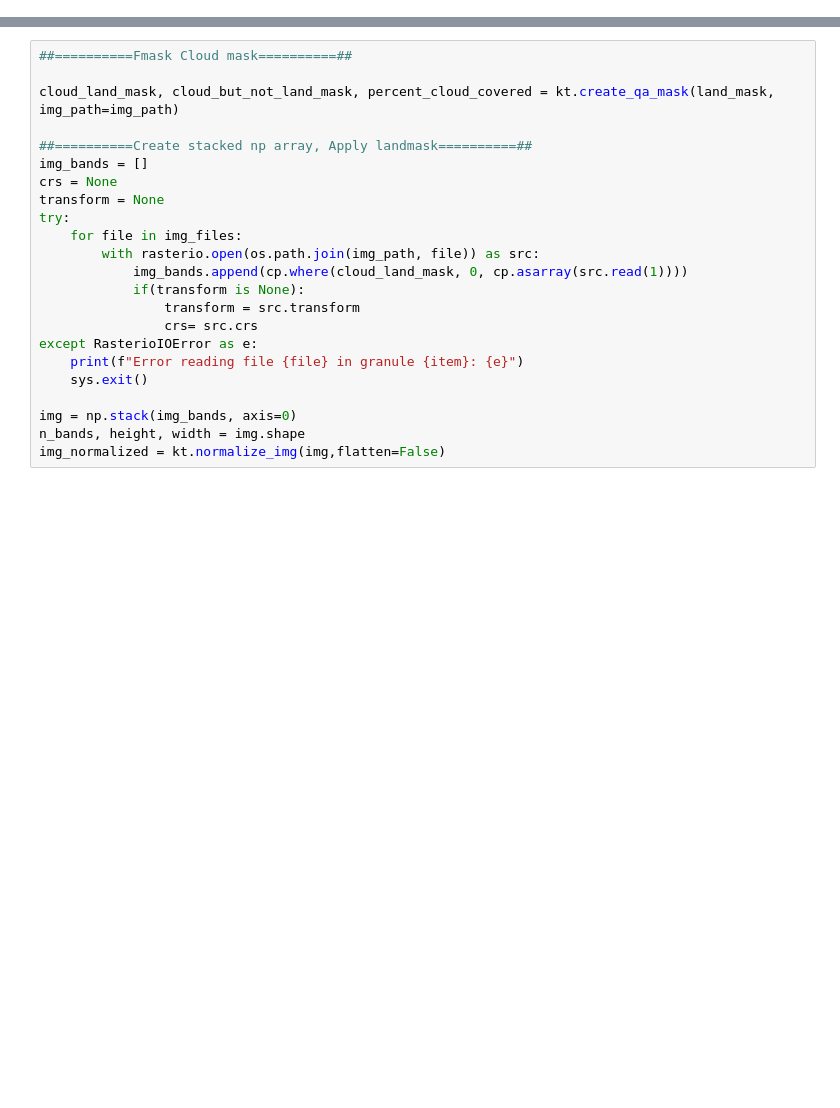
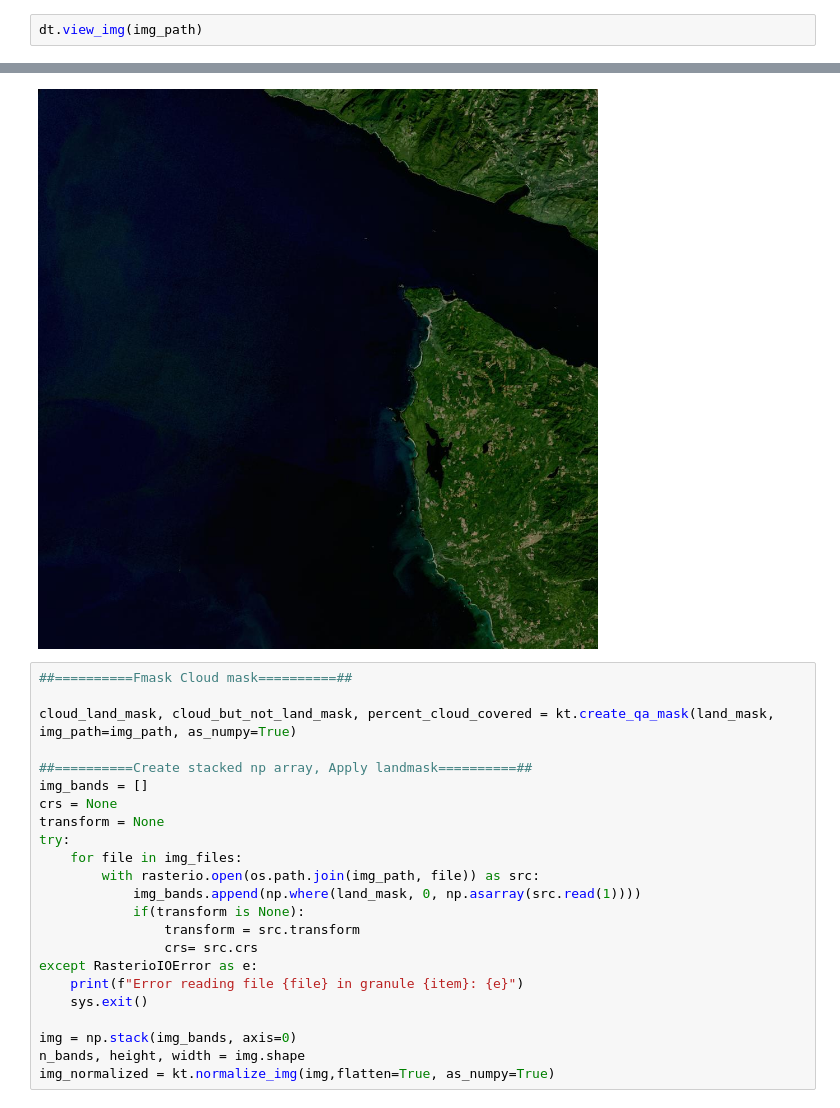
Before and after one commit to atticus-cummings/HLS-kelp, a Jupyter notebook: process data/create_unclassified_training_data.ipynb, the cells around one changed output, grey strips where cells are left out. Cells and saved outputs as stored; diff of their text form; blank space fills up the shorter version.

```diff
--- a/process data/create_unclassified_training_data.ipynb
+++ b/process data/create_unclassified_training_data.ipynb
@@ -42,0 +49,3 @@ land_mask = kt.create_land_mask(geotiff_path, dem_path=dem_path, show_image=show
+# %%
+dt.view_img(img_path)
+# %% [output]
@@ -43,7 +54,8 @@ land_mask = kt.create_land_mask(geotiff_path, dem_path=dem_path, show_image=show
+[figure, added]
 # %%
 ##==========Fmask Cloud mask==========##
 
-cloud_land_mask, cloud_but_not_land_mask, percent_cloud_covered = kt.create_qa_mask(land_mask, img_path=img_path)
+cloud_land_mask, cloud_but_not_land_mask, percent_cloud_covered = kt.create_qa_mask(land_mask, img_path=img_path, as_numpy=True)
 
 ##==========Create stacked np array, Apply landmask==========##
 img_bands = []
@@ -52,7 +64,7 @@ transform = None
 try:
     for file in img_files:
         with rasterio.open(os.path.join(img_path, file)) as src:
-            img_bands.append(cp.where(cloud_land_mask, 0, cp.asarray(src.read(1))))
+            img_bands.append(np.where(land_mask, 0, np.asarray(src.read(1))))
             if(transform is None):
                 transform = src.transform
                 crs= src.crs
@@ -62,5 +74,5 @@ except RasterioIOError as e:
 
 img = np.stack(img_bands, axis=0)
 n_bands, height, width = img.shape
-img_normalized = kt.normalize_img(img,flatten=False)
+img_normalized = kt.normalize_img(img,flatten=True, as_numpy=True)
 # %%
```
Also changed, not shown: parts of 6 cells of this notebook, 12 other files.
